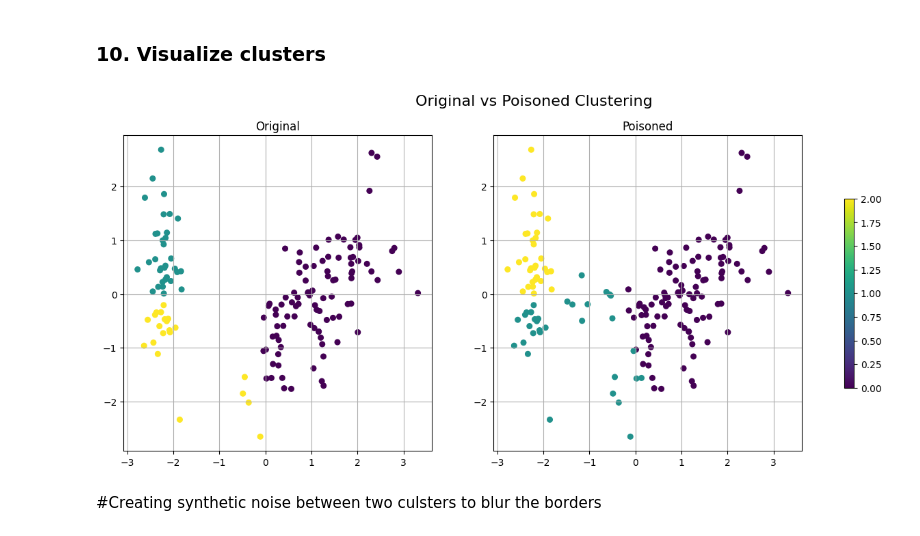
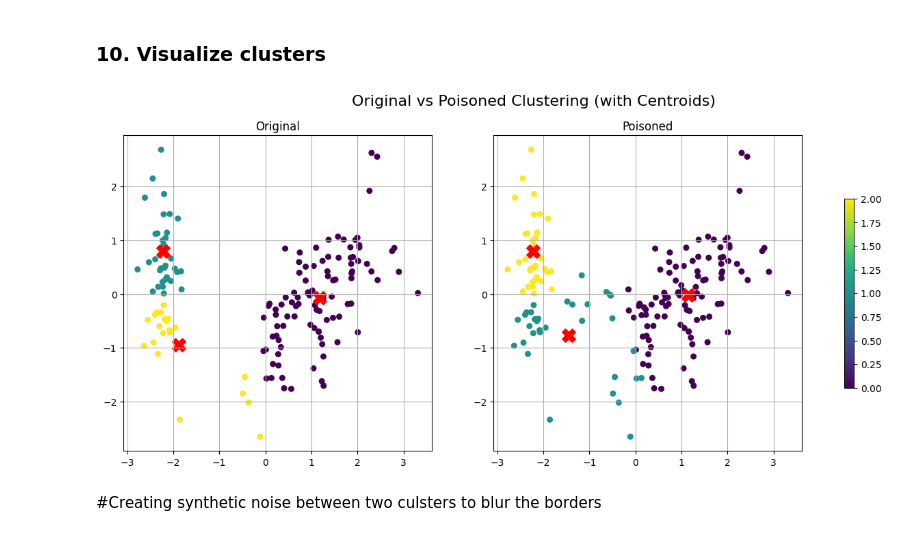
Before and after one commit to Poison-Cluster/poison-cluster, a Jupyter notebook: synthetic_injection/Cluster_poisoning_between_two_clusters.ipynb, the cells around one changed output. Saved outputs shown, nothing was run; the diff lists cells and outputs as text; code cells hidden in the pictures.

```diff
--- a/synthetic_injection/Cluster_poisoning_between_two_clusters.ipynb
+++ b/synthetic_injection/Cluster_poisoning_between_two_clusters.ipynb
@@ -198,26 +199,36 @@ Adjusted Rand Index        0.432805    0.345357
 # %%
 def plot_clusters_side_by_side(X1, labels1, X2, labels2, title1="Original", title2="Poisoned"):
     pca = PCA(n_components=2)
     X1_2d = pca.fit_transform(X1)
     X2_2d = pca.transform(X2)
 
-    fig, axs = plt.subplots(1, 2, figsize=(16,6))
+    # Fit KMeans to both datasets to get centroids
+    kmeans1 = KMeans(n_clusters=3, random_state=42).fit(X1)
+    kmeans2 = KMeans(n_clusters=3, random_state=42).fit(X2)
 
-    sc1 = axs[0].scatter(X1_2d[:,0], X1_2d[:,1], c=labels1, cmap='viridis', s=30)
+    # Project centroids to 2D using PCA
+    centroids1_2d = pca.transform(kmeans1.cluster_centers_)
+    centroids2_2d = pca.transform(kmeans2.cluster_centers_)
+
+    fig, axs = plt.subplots(1, 2, figsize=(16, 6))
+
+    sc1 = axs[0].scatter(X1_2d[:, 0], X1_2d[:, 1], c=labels1, cmap='viridis', s=30)
+    axs[0].scatter(centroids1_2d[:, 0], centroids1_2d[:, 1], c='red', marker='X', s=200, label='Centroids')
     axs[0].set_title(title1)
     axs[0].grid(True)
 
-    sc2 = axs[1].scatter(X2_2d[:,0], X2_2d[:,1], c=labels2, cmap='viridis', s=30)
+    sc2 = axs[1].scatter(X2_2d[:, 0], X2_2d[:, 1], c=labels2, cmap='viridis', s=30)
+    axs[1].scatter(centroids2_2d[:, 0], centroids2_2d[:, 1], c='red', marker='X', s=200, label='Centroids')
     axs[1].set_title(title2)
     axs[1].grid(True)
 
     plt.colorbar(sc2, ax=axs.ravel().tolist(), shrink=0.6)
-    plt.suptitle('Original vs Poisoned Clustering', fontsize=16)
+    plt.suptitle('Original vs Poisoned Clustering (with Centroids)', fontsize=16)
     plt.show()
 
 plot_clusters_side_by_side(X_scaled, original_labels, X_poisoned, poisoned_labels)
 # %% [output]
-[figure, old version]
+[figure, new version]
 # %% [markdown]
 #Creating synthetic noise between two culsters to blur the borders
 # %% [markdown]
```
Also changed, not shown: parts of 7 cells of this notebook.
